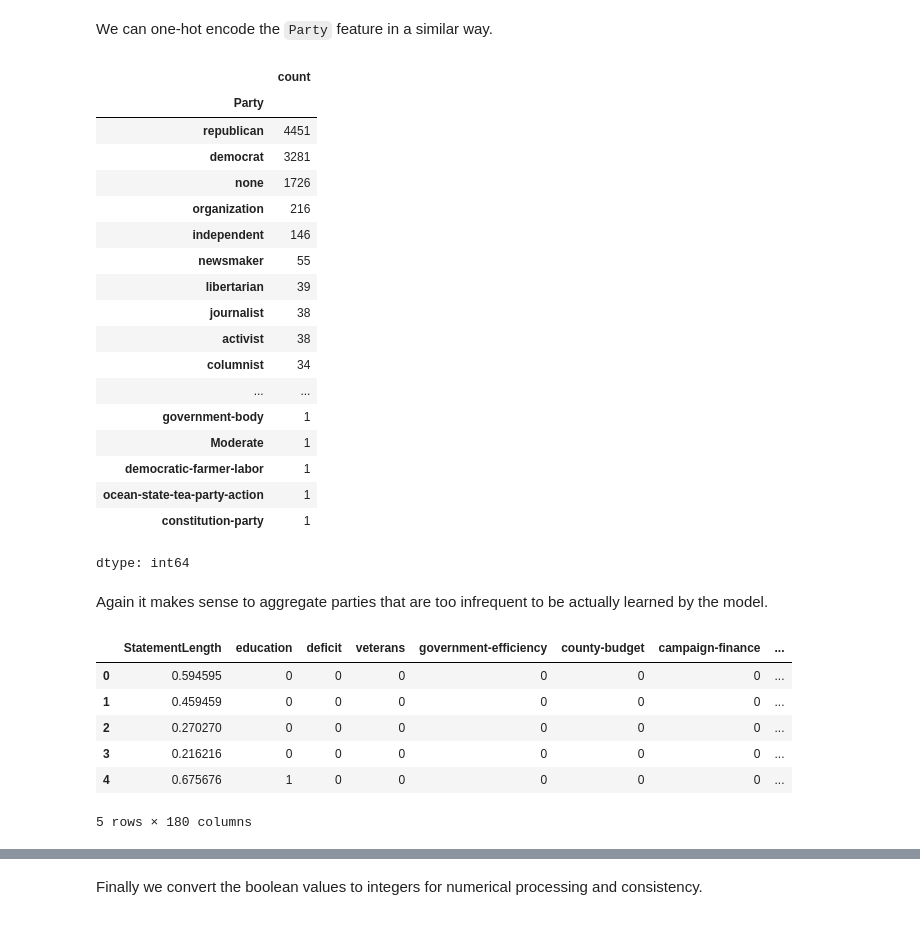
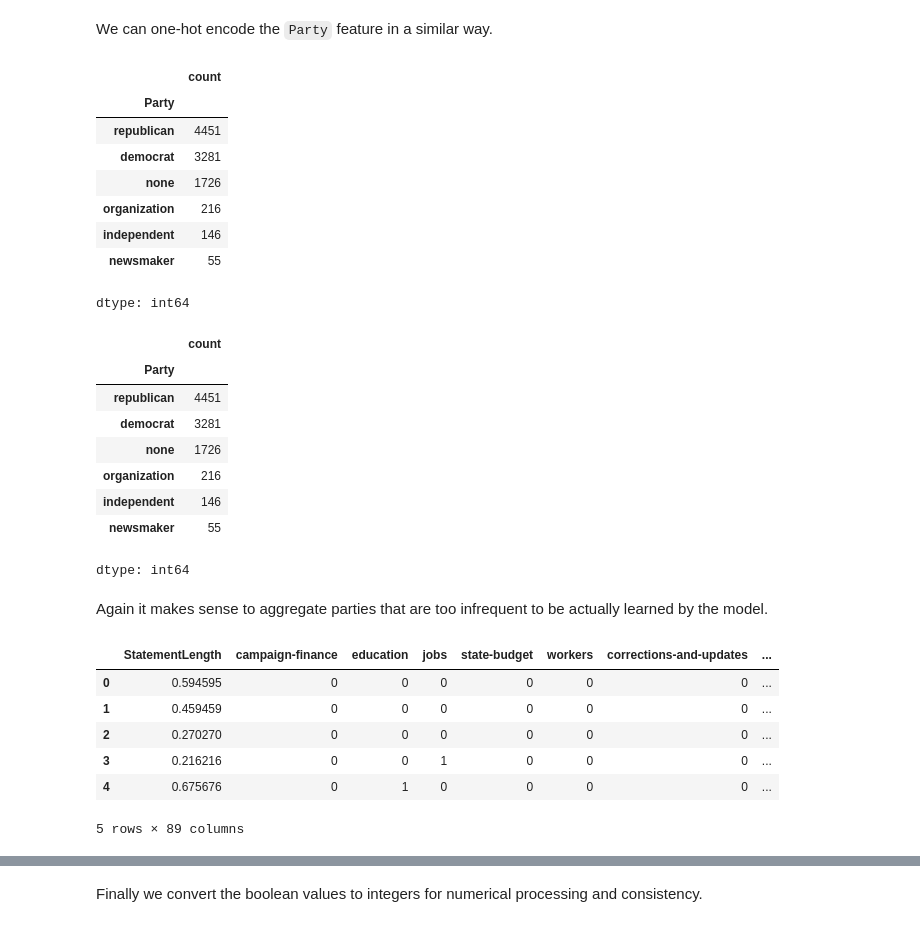
Before and after one commit to giacomomolinari/liar-fake-news-detector, a Jupyter notebook: models.ipynb, the cells around one changed output, grey strips where cells are left out. Saved outputs shown, nothing was run; the diff lists cells and outputs as text; code cells hidden in the pictures.

```diff
--- a/models.ipynb
+++ b/models.ipynb
@@ -205,5 +209,5 @@ counts.count(), counts[counts > 40].count()
 # %%
-common_subjects = set(counts[counts > 40].index)
+common_subjects = set(counts[counts > 100].index)
 # %% [markdown]
 there are 100 subjects which appear over 40 times, while all others appear less than 40 times each. I will aggregate these infrequent subject tags into a new tag "other"
 # %%
@@ -410,44 +414,46 @@ X_train_speaker_encoded.head()
 We can one-hot encode the `Party` feature in a similar way.
 # %%
 party_counts = X_train_meta["Party"].value_counts()
-party_counts
+party_counts[party_counts>50]
 # %% [output]
 |  | count |
 | Party |  |
 | republican | 4451 |
 | democrat | 3281 |
 | none | 1726 |
 | organization | 216 |
 | independent | 146 |
 | newsmaker | 55 |
-| libertarian | 39 |
-| journalist | 38 |
-| activist | 38 |
-| columnist | 34 |
-| ... | ... |
-| government-body | 1 |
-| Moderate | 1 |
-| democratic-farmer-labor | 1 |
-| ocean-state-tea-party-action | 1 |
-| constitution-party | 1 |
 dtype: int64
+# %%
+party_counts[party_counts>50]
+# %% [output]
+|  | count |
+| Party |  |
+| republican | 4451 |
+| democrat | 3281 |
+| none | 1726 |
+| organization | 216 |
+| independent | 146 |
+| newsmaker | 55 |
+dtype: int64
 # %% [markdown]
 Again it makes sense to aggregate parties that are too infrequent to be actually learned by the model.
 # %%
-common_parties = set(party_counts[party_counts>20].index)
+common_parties = set(party_counts[party_counts>50].index)
 X_train_party_encoded = X_train_speaker_encoded.copy()
 
 X_train_party_encoded["Party"] = X_train_speaker_encoded["Party"].apply(lambda x: x if x in common_parties else "other")
 X_train_party_encoded = pd.get_dummies(X_train_party_encoded, columns=["Party"])
 X_train_party_encoded.head()
 # %% [output]
-|  | StatementLength | education | deficit | veterans | government-efficiency | county-budget | campaign-finance | ... |
+|  | StatementLength | campaign-finance | education | jobs | state-budget | workers | corrections-and-updates | ... |
 | 0 | 0.594595 | 0 | 0 | 0 | 0 | 0 | 0 | ... |
 | 1 | 0.459459 | 0 | 0 | 0 | 0 | 0 | 0 | ... |
 | 2 | 0.270270 | 0 | 0 | 0 | 0 | 0 | 0 | ... |
-| 3 | 0.216216 | 0 | 0 | 0 | 0 | 0 | 0 | ... |
-| 4 | 0.675676 | 1 | 0 | 0 | 0 | 0 | 0 | ... |
+| 3 | 0.216216 | 0 | 0 | 1 | 0 | 0 | 0 | ... |
+| 4 | 0.675676 | 0 | 1 | 0 | 0 | 0 | 0 | ... |
-5 rows × 180 columns
+5 rows × 89 columns
 # %%
 X_train_party_encoded.shape
 # %% [output]
```
Also changed, not shown: parts of 70 cells of this notebook.
